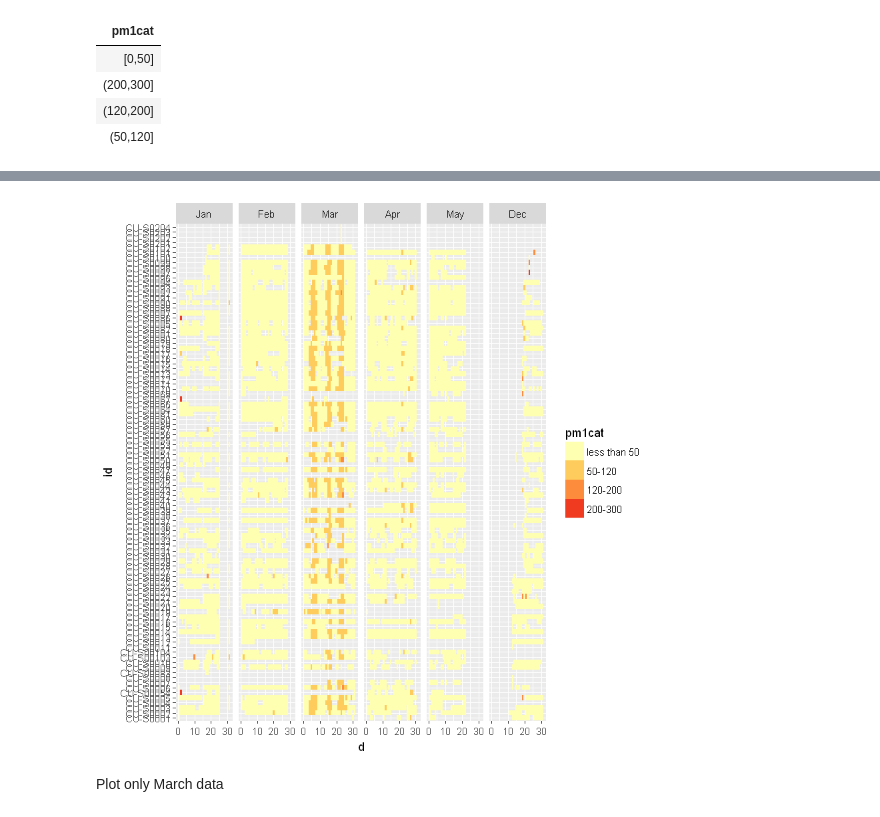
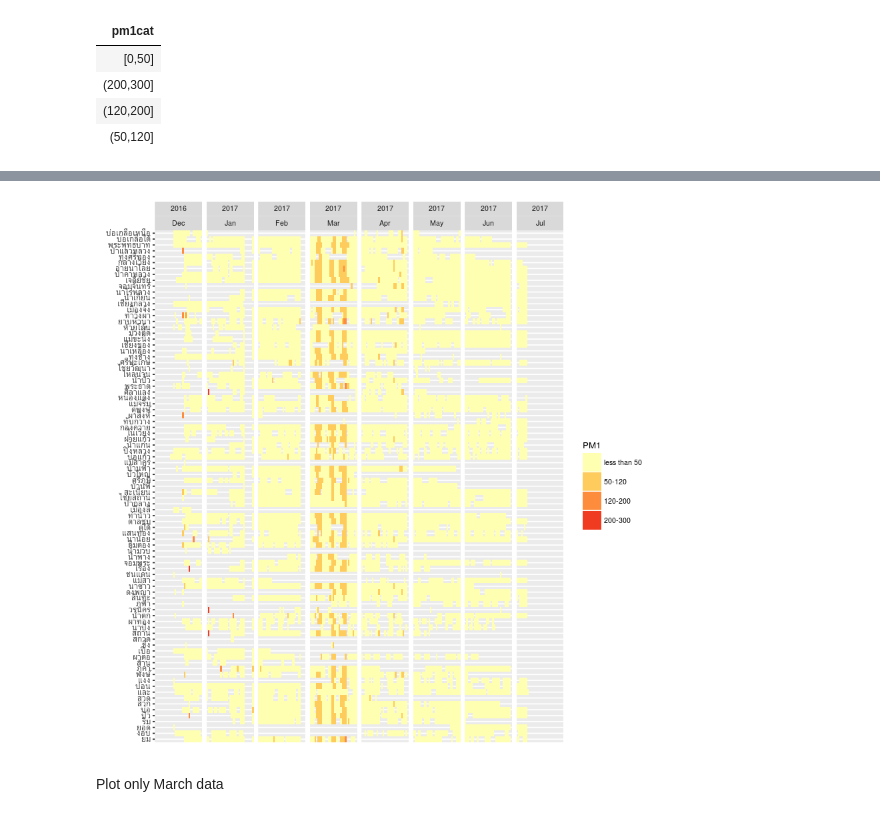
Before and after one commit to Maplub/Jupyter, a Jupyter notebook: Air Quality Explore.ipynb, the cells around one changed output, grey strips where cells are left out. Saved outputs shown, nothing was run; the diff lists cells and outputs as text; code cells hidden in the pictures.

```diff
--- a/Air Quality Explore.ipynb
+++ b/Air Quality Explore.ipynb
@@ -99,5 +120,3 @@ Monthweek is still wtrong in Jan. Edit it
-# %%
-airq[airq$doy>=1 & airq$doy<=7,14]<-1
 # %% [markdown]
 Check the result
 # %%
@@ -275,3 +293,6 @@ sqldf('select distinct(pm1cat) from airq')
 | (200,300] |
 | (120,200] |
 | (50,120] |
+# %%
+airq$pm25cat<-cut(airq$avgpm25, breaks=c(0, 50, 120, 200, 300, max(airq$avgpm25)), include.lowest=TRUE)
+sqldf('select distinct(pm25cat) from airq')
@@ -277,0 +315,3 @@ sqldf('select distinct(pm1cat) from airq')
+# %%
+airq$pm10cat<-cut(airq$avgpm10, breaks=c(0, 50, 120, 200, 300, max(airq$avgpm10)), include.lowest=TRUE)
+sqldf('select distinct(pm10cat) from airq')
@@ -278,4 +325,9 @@ sqldf('select distinct(pm1cat) from airq')
+# %%
+airq$my<-paste(airq$m,airq$y,sep='-')
 # %%
-ggplot(airq, aes(d,id)) +geom_tile(aes(fill = pm1cat))+facet_grid(.~ monthf)+ scale_fill_manual(values=c("#ffffb2","#fecc5c","#fd8d3c","#f03b20","#bd0026"),labels = c("less than 50","50-120","120-200","200-300","more than 300"))
+p<-ggplot(airq, aes(d,tambol)) +geom_tile(aes(fill = pm1cat))+facet_grid(.~ y+monthf)+ scale_fill_manual(guide = guide_legend(title = "PM1"),values=c("#ffffb2","#fecc5c","#fd8d3c","#f03b20","#bd0026"),labels = c("less than 50","50-120","120-200","200-300","more than 300"))
+base_size<-8
+p+theme_grey(base_size = base_size) + labs(x = "",y = "") + scale_x_discrete(expand = c(0, 0)) +
+scale_y_discrete(expand = c(0, 0))
 # %% [output]
-[figure, old version]
+[figure, new version]
```
Also changed, not shown: parts of 60 cells of this notebook.
